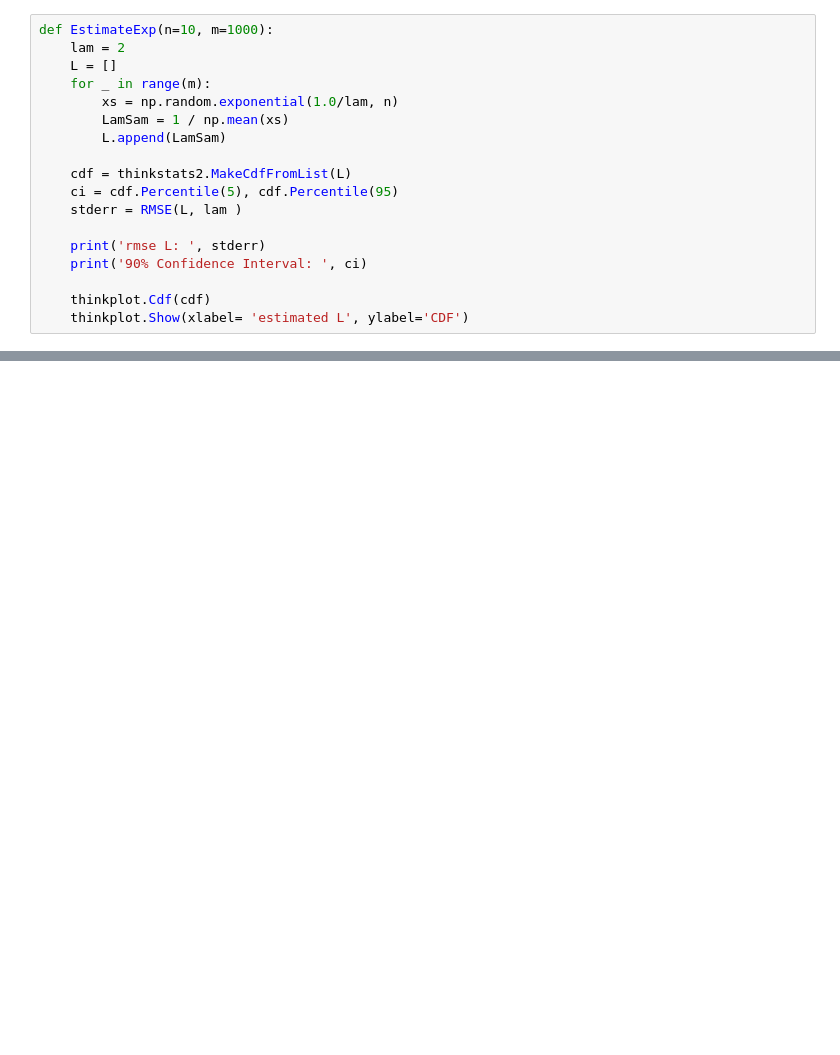
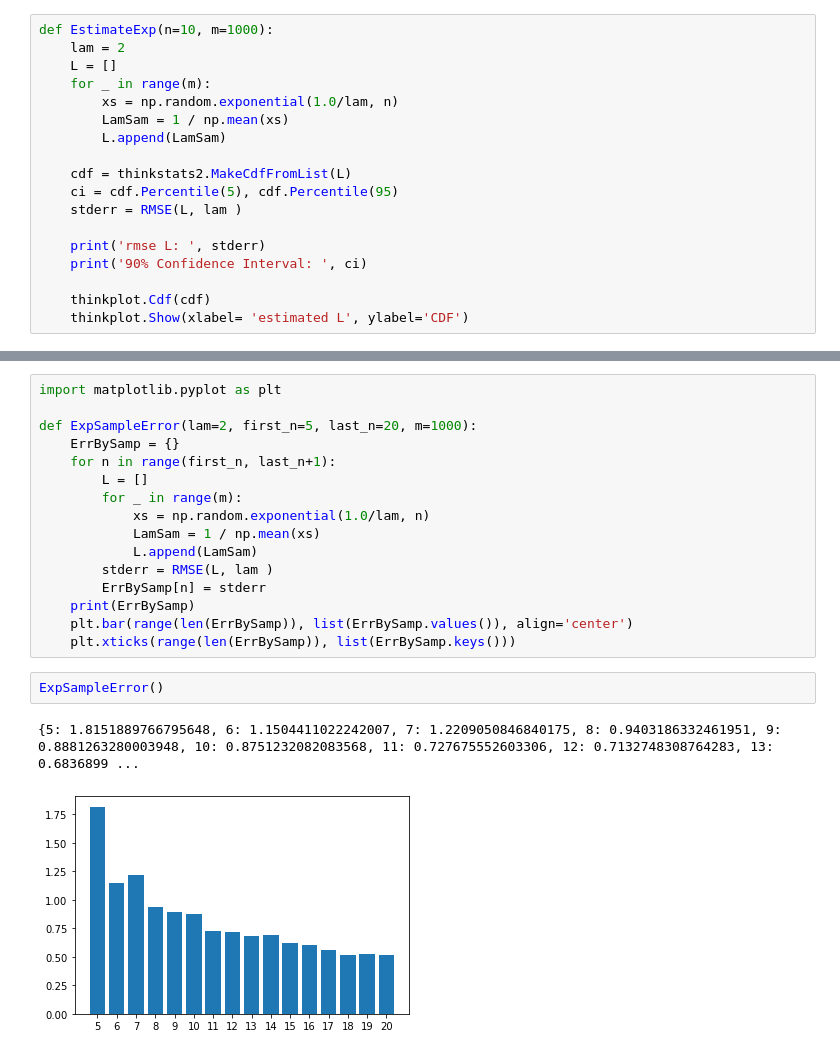
Before and after one commit to mhoehler22/ThinkStats2, a Jupyter notebook: code/HoehlerDSC530Week7.ipynb, the cells around one changed output, grey strips where cells are left out. Drawn from its saved outputs; the diff is of its cells as text; blank space fills up the shorter version.

```diff
--- a/code/HoehlerDSC530Week7.ipynb
+++ b/code/HoehlerDSC530Week7.ipynb
@@ -234,0 +241,21 @@ rmse L:  0.7795244172229261
+# %%
+import matplotlib.pyplot as plt
+
+def ExpSampleError(lam=2, first_n=5, last_n=20, m=1000):
+    ErrBySamp = {}
+    for n in range(first_n, last_n+1):
+        L = []
+        for _ in range(m):
+            xs = np.random.exponential(1.0/lam, n)
+            LamSam = 1 / np.mean(xs)
+            L.append(LamSam)
+        stderr = RMSE(L, lam )
+        ErrBySamp[n] = stderr
+    print(ErrBySamp)
+    plt.bar(range(len(ErrBySamp)), list(ErrBySamp.values()), align='center')
+    plt.xticks(range(len(ErrBySamp)), list(ErrBySamp.keys()))
+# %%
+ExpSampleError()
+# %% [output]
+{5: 1.8151889766795648, 6: 1.1504411022242007, 7: 1.2209050846840175, 8: 0.9403186332461951, 9: 0.8881263280003948, 10: 0.8751232082083568, 11: 0.727675552603306, 12: 0.7132748308764283, 13: 0.6836899 ...
+[figure, added]
```
Also changed, not shown: parts of 7 cells of this notebook.
